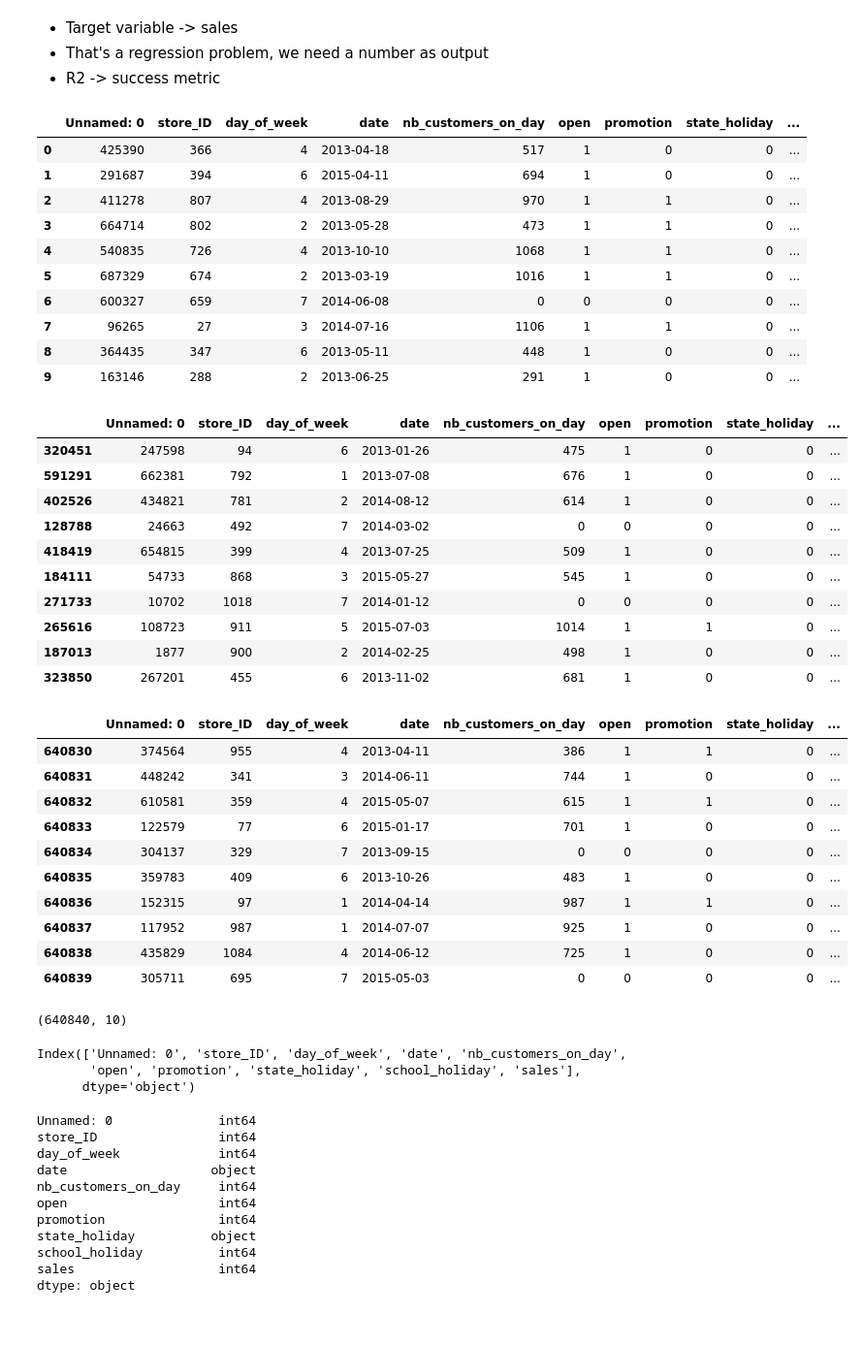
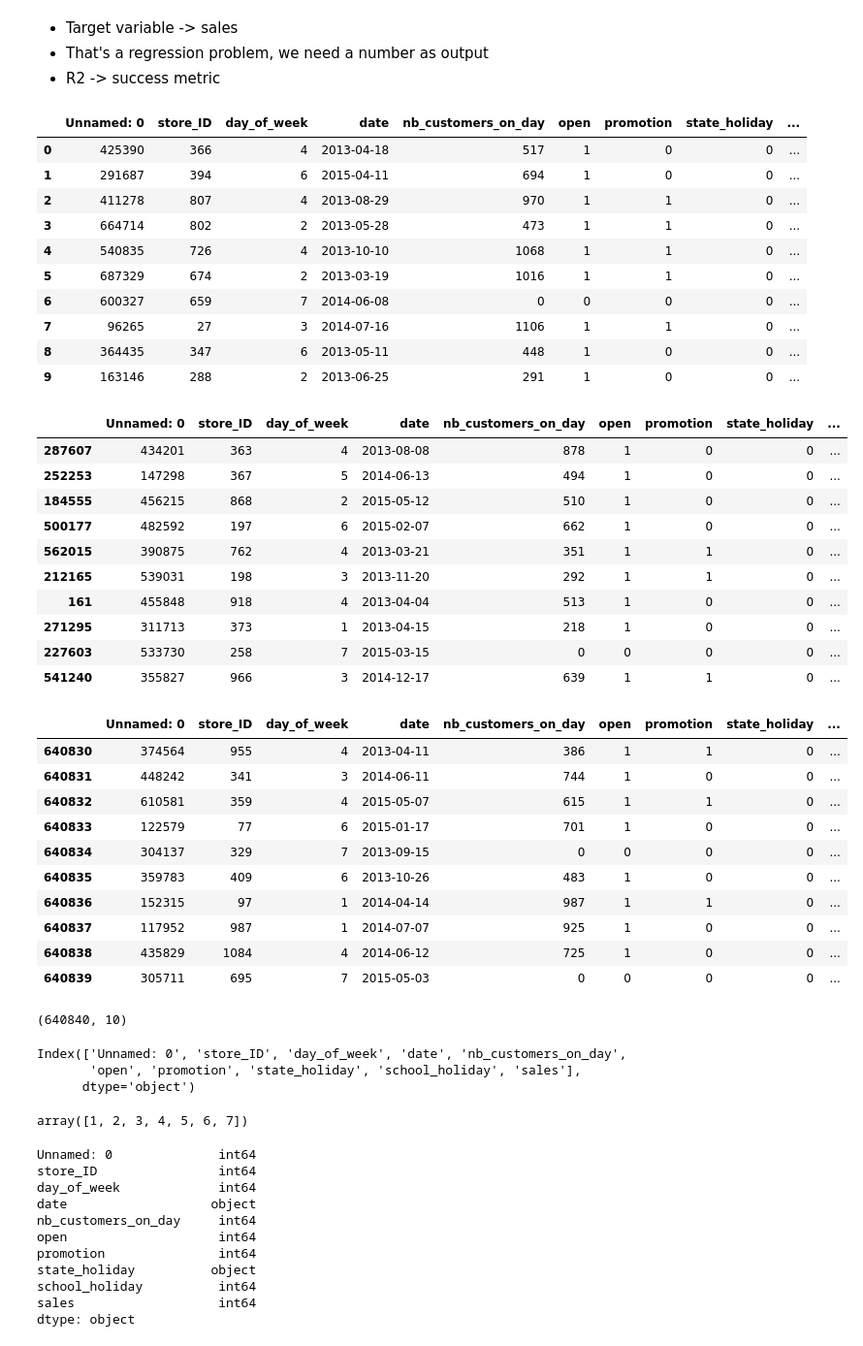
Before and after one commit to alfongccode/ironhack-sales-challenge-group5, a Jupyter notebook: sales_challenge.ipynb, the cells around one changed output. Shown at 97% size. Drawn from its saved outputs; the diff is of its cells as text; code cells hidden in the pictures.

```diff
--- a/sales_challenge.ipynb
+++ b/sales_challenge.ipynb
@@ -13,35 +13,38 @@ import matplotlib.pyplot as plt
 # %%
 sales = pd.read_csv('./sales.csv')
 
 display(sales.head(10))
 display(sales.sample(10))
 display(sales.tail(10))
 
 display(sales.shape)
 display(sales.columns)
+days_of_week = sales['day_of_week'].unique()
+days_of_week.sort()
+display(days_of_week)
 # %% [output]
 |  | Unnamed: 0 | store_ID | day_of_week | date | nb_customers_on_day | open | promotion | state_holiday | ... |
 | 0 | 425390 | 366 | 4 | 2013-04-18 | 517 | 1 | 0 | 0 | ... |
 | 1 | 291687 | 394 | 6 | 2015-04-11 | 694 | 1 | 0 | 0 | ... |
 | 2 | 411278 | 807 | 4 | 2013-08-29 | 970 | 1 | 1 | 0 | ... |
 | 3 | 664714 | 802 | 2 | 2013-05-28 | 473 | 1 | 1 | 0 | ... |
 | 4 | 540835 | 726 | 4 | 2013-10-10 | 1068 | 1 | 1 | 0 | ... |
 | 5 | 687329 | 674 | 2 | 2013-03-19 | 1016 | 1 | 1 | 0 | ... |
 | 6 | 600327 | 659 | 7 | 2014-06-08 | 0 | 0 | 0 | 0 | ... |
 | 7 | 96265 | 27 | 3 | 2014-07-16 | 1106 | 1 | 1 | 0 | ... |
 | 8 | 364435 | 347 | 6 | 2013-05-11 | 448 | 1 | 0 | 0 | ... |
 | 9 | 163146 | 288 | 2 | 2013-06-25 | 291 | 1 | 0 | 0 | ... |
 |  | Unnamed: 0 | store_ID | day_of_week | date | nb_customers_on_day | open | promotion | state_holiday | ... |
-| 320451 | 247598 | 94 | 6 | 2013-01-26 | 475 | 1 | 0 | 0 | ... |
-| 591291 | 662381 | 792 | 1 | 2013-07-08 | 676 | 1 | 0 | 0 | ... |
-| 402526 | 434821 | 781 | 2 | 2014-08-12 | 614 | 1 | 0 | 0 | ... |
-| 128788 | 24663 | 492 | 7 | 2014-03-02 | 0 | 0 | 0 | 0 | ... |
-| 418419 | 654815 | 399 | 4 | 2013-07-25 | 509 | 1 | 0 | 0 | ... |
-| 184111 | 54733 | 868 | 3 | 2015-05-27 | 545 | 1 | 0 | 0 | ... |
-| 271733 | 10702 | 1018 | 7 | 2014-01-12 | 0 | 0 | 0 | 0 | ... |
-| 265616 | 108723 | 911 | 5 | 2015-07-03 | 1014 | 1 | 1 | 0 | ... |
-| 187013 | 1877 | 900 | 2 | 2014-02-25 | 498 | 1 | 0 | 0 | ... |
-| 323850 | 267201 | 455 | 6 | 2013-11-02 | 681 | 1 | 0 | 0 | ... |
+| 287607 | 434201 | 363 | 4 | 2013-08-08 | 878 | 1 | 0 | 0 | ... |
+| 252253 | 147298 | 367 | 5 | 2014-06-13 | 494 | 1 | 0 | 0 | ... |
+| 184555 | 456215 | 868 | 2 | 2015-05-12 | 510 | 1 | 0 | 0 | ... |
+| 500177 | 482592 | 197 | 6 | 2015-02-07 | 662 | 1 | 0 | 0 | ... |
+| 562015 | 390875 | 762 | 4 | 2013-03-21 | 351 | 1 | 1 | 0 | ... |
+| 212165 | 539031 | 198 | 3 | 2013-11-20 | 292 | 1 | 1 | 0 | ... |
+| 161 | 455848 | 918 | 4 | 2013-04-04 | 513 | 1 | 0 | 0 | ... |
+| 271295 | 311713 | 373 | 1 | 2013-04-15 | 218 | 1 | 0 | 0 | ... |
+| 227603 | 533730 | 258 | 7 | 2015-03-15 | 0 | 0 | 0 | 0 | ... |
+| 541240 | 355827 | 966 | 3 | 2014-12-17 | 639 | 1 | 1 | 0 | ... |
 |  | Unnamed: 0 | store_ID | day_of_week | date | nb_customers_on_day | open | promotion | state_holiday | ... |
 | 640830 | 374564 | 955 | 4 | 2013-04-11 | 386 | 1 | 1 | 0 | ... |
 | 640831 | 448242 | 341 | 3 | 2014-06-11 | 744 | 1 | 0 | 0 | ... |
@@ -57,6 +60,7 @@ display(sales.columns)
 Index(['Unnamed: 0', 'store_ID', 'day_of_week', 'date', 'nb_customers_on_day',
        'open', 'promotion', 'state_holiday', 'school_holiday', 'sales'],
       dtype='object')
+array([1, 2, 3, 4, 5, 6, 7])
 # %%
 display(sales.dtypes)
 display(sales['state_holiday'].unique())
```
Also changed, not shown: parts of 3 cells of this notebook, 4 other files.
